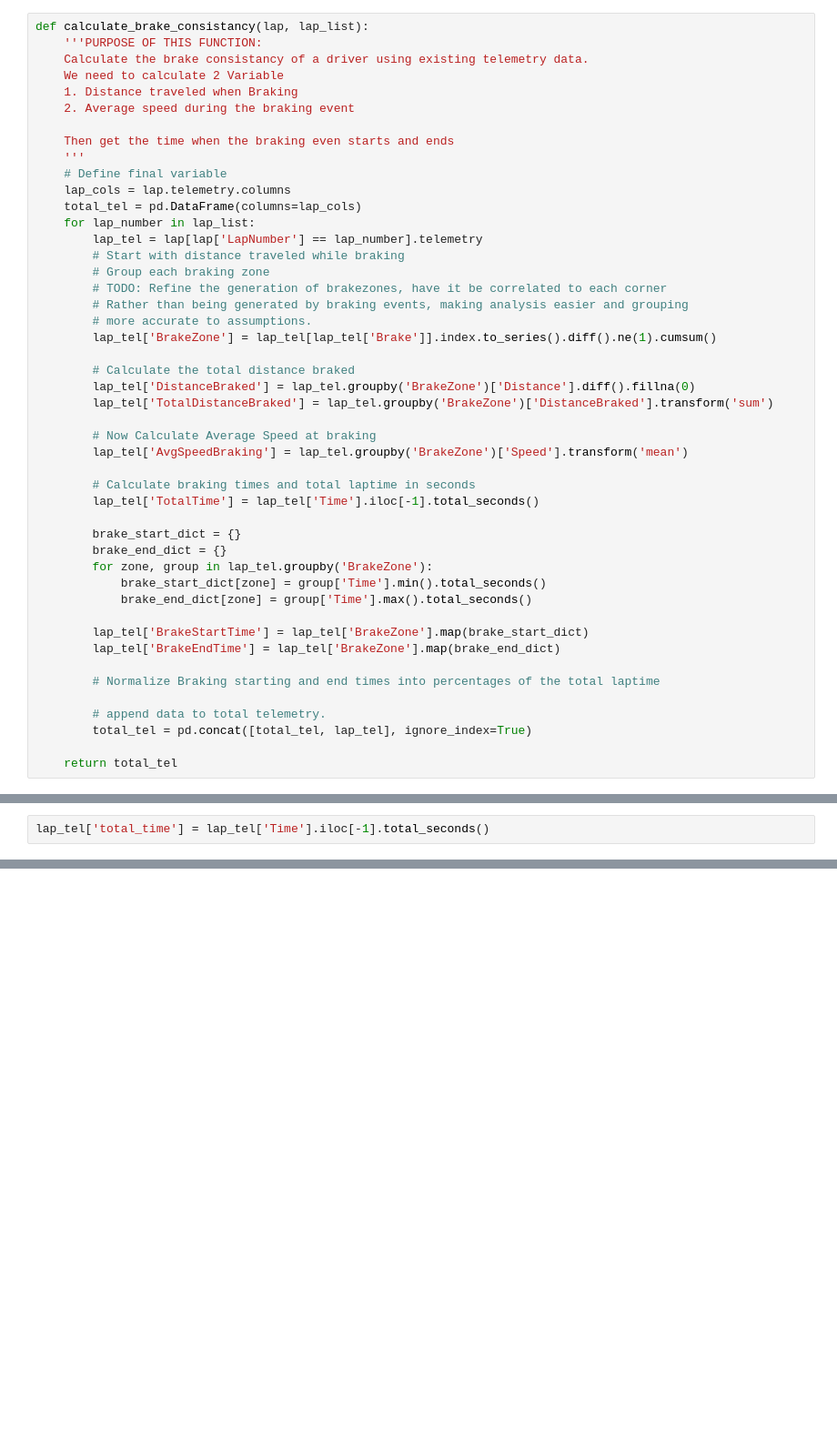
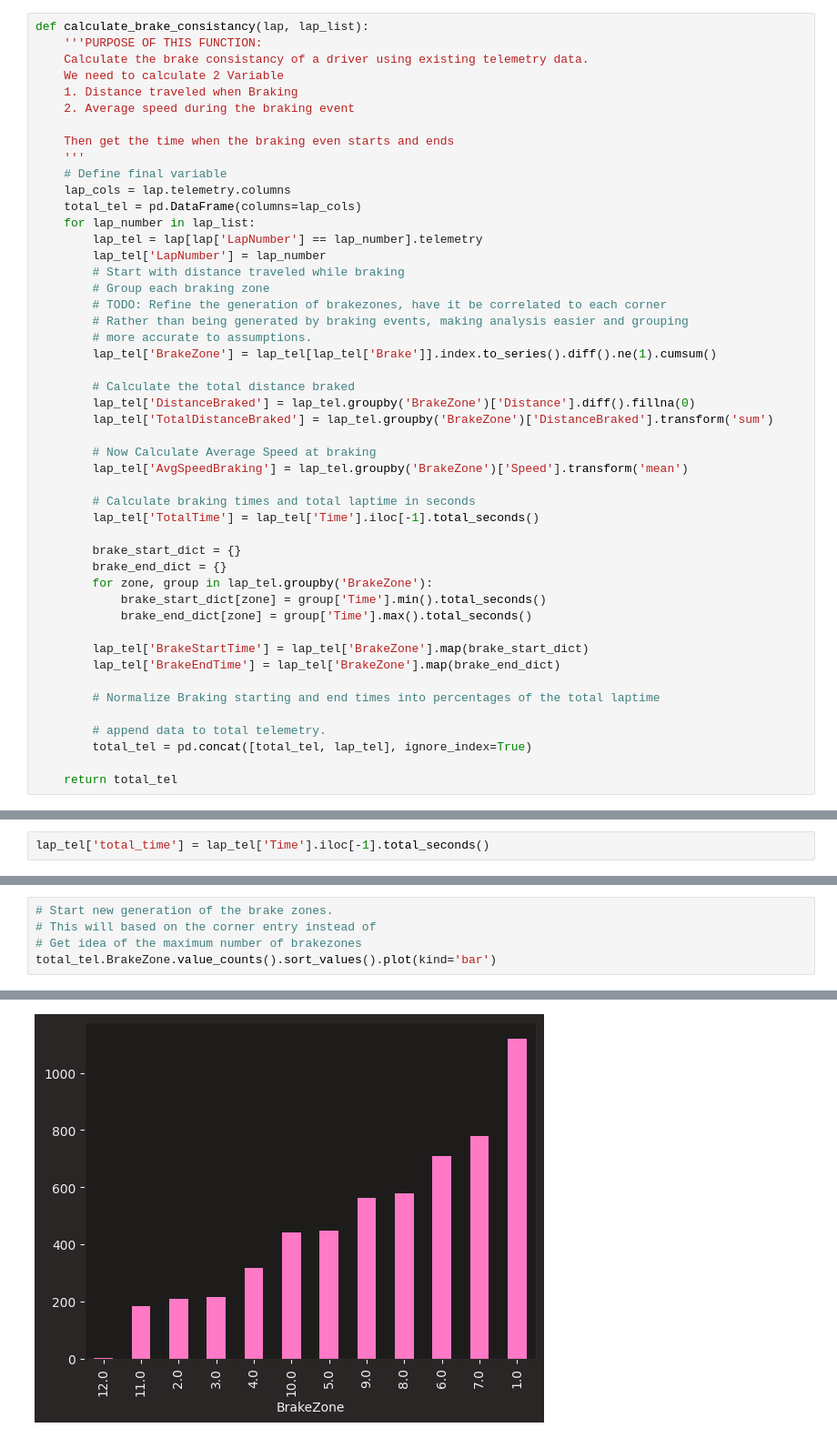
Before and after one commit to OhOmah/F1Revisited, a Jupyter notebook: MaxVSecondSeat.ipynb, the cells around one changed output, grey strips where cells are left out. Shown at 91% size. Saved outputs shown, nothing was run; the diff lists cells and outputs as text; blank space fills up the shorter version.

Commit message:
Sidetracked and analyzed BrakeZone generation

```diff
--- a/MaxVSecondSeat.ipynb
+++ b/MaxVSecondSeat.ipynb
@@ -592,6 +588,7 @@ def calculate_brake_consistancy(lap, lap_list):
     total_tel = pd.DataFrame(columns=lap_cols)
     for lap_number in lap_list:
         lap_tel = lap[lap['LapNumber'] == lap_number].telemetry
+        lap_tel['LapNumber'] = lap_number
         # Start with distance traveled while braking
         # Group each braking zone
         # TODO: Refine the generation of brakezones, have it be correlated to each corner
@@ -686,0 +648,6 @@ lap_tel
+# %%
+# Start new generation of the brake zones.
+# This will based on the corner entry instead of
+# Get idea of the maximum number of brakezones
+total_tel.BrakeZone.value_counts().sort_values().plot(kind='bar')
+# %% [output]
@@ -686,0 +655 @@ lap_tel
+[figure, added]
```
Also changed, not shown: parts of 13 cells of this notebook.
